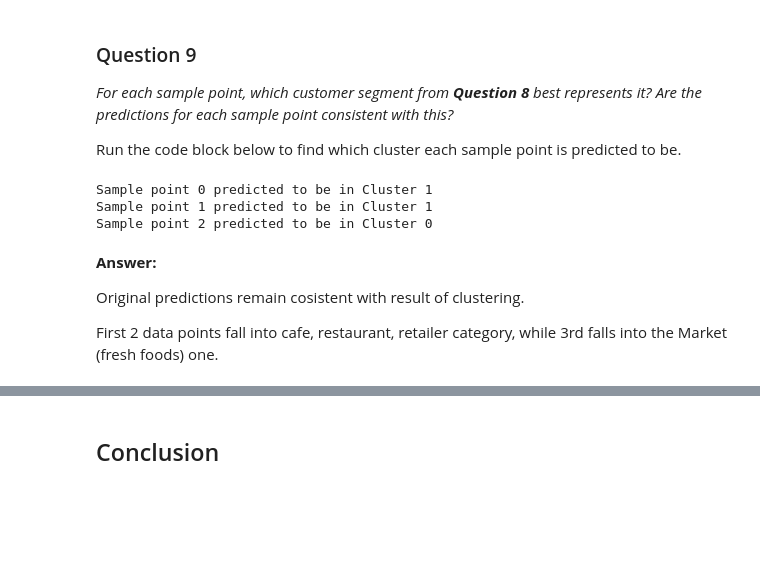
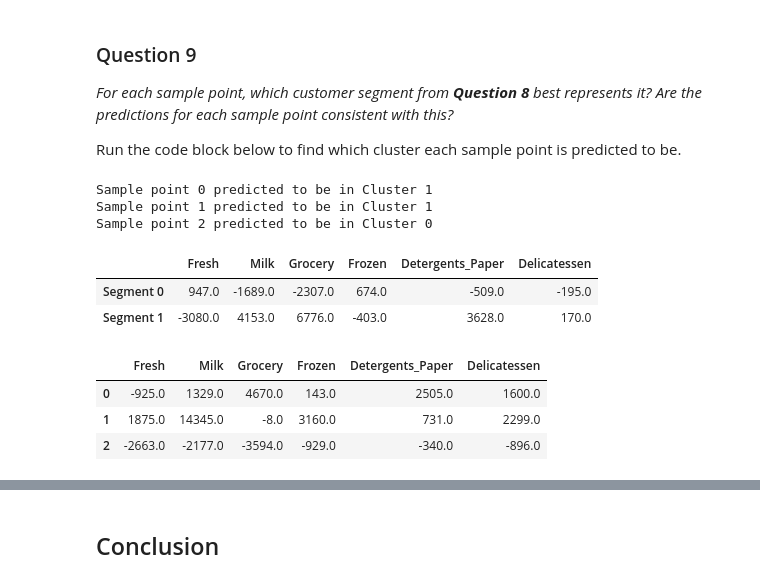
Before and after one commit to viktortnk/udacity-ml, a Jupyter notebook: projects/creating_customer_segments/customer_segments.ipynb, the cells around one changed output, grey strips where cells are left out. Drawn from its saved outputs; the diff is of its cells as text; code cells hidden in the pictures; blank space fills up the shorter version.

Commit message:
address feedback for customer segments project

```diff
--- a/projects/creating_customer_segments/customer_segments.ipynb
+++ b/projects/creating_customer_segments/customer_segments.ipynb
@@ -187,6 +199,8 @@ In the code block below, you will need to implement the following:
 **NOTE:** If you choose to remove any outliers, ensure that the sample data does not contain any of these points!
 Once you have performed this implementation, the dataset will be stored in the variable `good_data`.
 # %%
+import collections
+
 # For each feature find the data points with extreme high or low values
 for feature in log_data.keys():
 
@@ -214,14 +228,20 @@ def calculate_feature_ranges(data):
 
 def get_outliers(data):
     feature_ranges = calculate_feature_ranges(data)
-    outliers = set([])
+    outliers = collections.Counter()
     for feature in data.keys():
         lower, upper = feature_ranges[feature]
         d = data[~((data[feature] >= lower) & (data[feature] <= upper))]
         outliers.update(d.index.tolist())
-    return list(outliers)
+    return outliers
 
-outliers = get_outliers(log_data)
+outliers_cnt = get_outliers(log_data)
+outliers = list(outliers_cnt)
+
+outliers_gt1 = [x for x, y in outliers_cnt.items() if y > 1]
+
+# outliers for more than one feature
+print(outliers_gt1)
 
 # Remove the outliers, if any were specified
 good_data = log_data.drop(log_data.index[outliers]).reset_index(drop = True)
@@ -508,14 +535,18 @@ Run the code block below to find which cluster each sample point is predicted to
 # %%
 # Display the predictions
 for i, pred in enumerate(sample_preds):
     print "Sample point", i, "predicted to be in Cluster", pred
+
+display(true_centers - data.median().round())
+display(samples - data.median().round())
 # %% [output]
 Sample point 0 predicted to be in Cluster 1
 Sample point 1 predicted to be in Cluster 1
 Sample point 2 predicted to be in Cluster 0
+|  | Fresh | Milk | Grocery | Frozen | Detergents_Paper | Delicatessen |
+| Segment 0 | 947.0 | -1689.0 | -2307.0 | 674.0 | -509.0 | -195.0 |
+| Segment 1 | -3080.0 | 4153.0 | 6776.0 | -403.0 | 3628.0 | 170.0 |
+|  | Fresh | Milk | Grocery | Frozen | Detergents_Paper | Delicatessen |
+| 0 | -925.0 | 1329.0 | 4670.0 | 143.0 | 2505.0 | 1600.0 |
+| 1 | 1875.0 | 14345.0 | -8.0 | 3160.0 | 731.0 | 2299.0 |
+| 2 | -2663.0 | -2177.0 | -3594.0 | -929.0 | -340.0 | -896.0 |
-# %% [markdown]
-**Answer:**
-
-Original predictions remain cosistent with result of clustering.
-
-First 2 data points fall into cafe, restaurant, retailer category, while 3rd falls into the Market (fresh foods) one.
```
Also changed, not shown: parts of 13 cells of this notebook, 1 other file.
